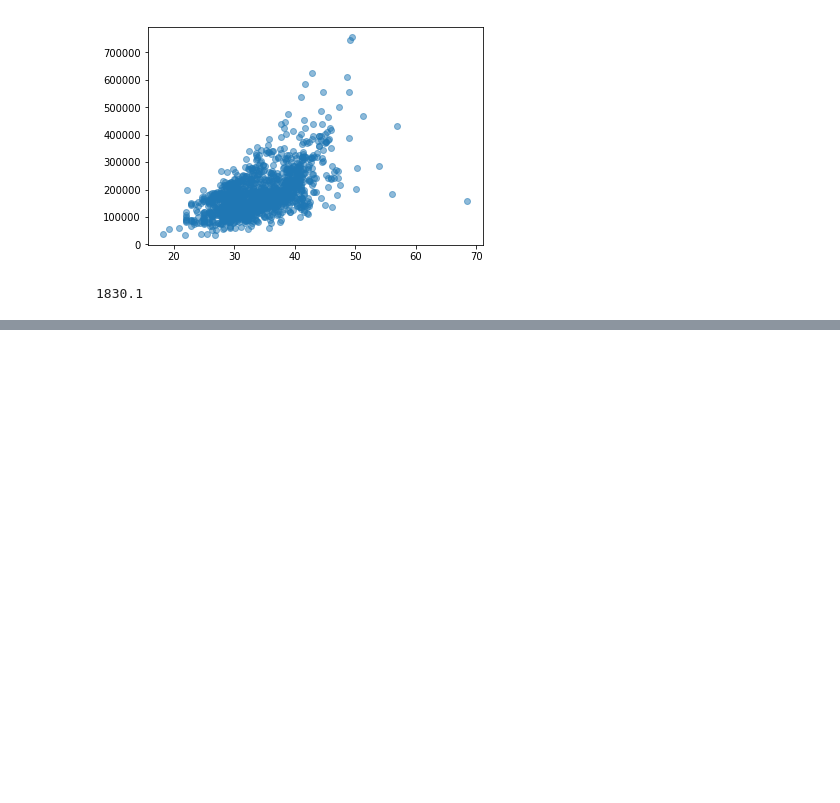
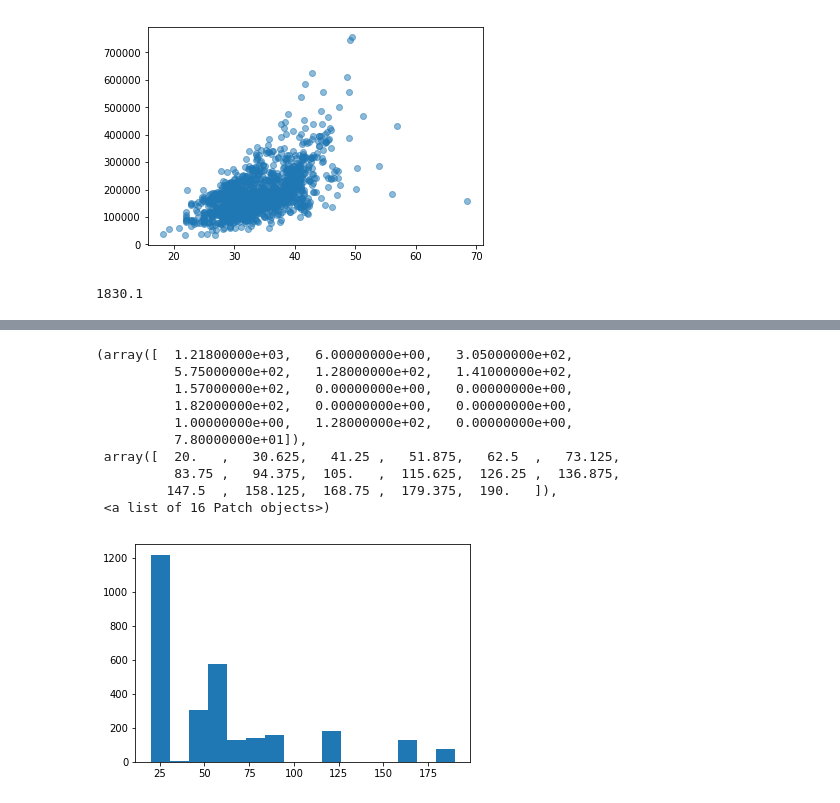
Before and after one commit to divayjindal95/DataScience, a Jupyter notebook: house-prices-advanced-regression-techniques/scripts/eda1.ipynb, the cells around one changed output, grey strips where cells are left out. Drawn from its saved outputs; the diff is of its cells as text; code cells hidden in the pictures; blank space fills up the shorter version.

```diff
--- a/house-prices-advanced-regression-techniques/scripts/eda1.ipynb
+++ b/house-prices-advanced-regression-techniques/scripts/eda1.ipynb
@@ -206,0 +310,14 @@ TypeError: unorderable types: str() >= int()
+# %%
+plt.hist(data['MSSubClass'],bins=16)
+# %% [output]
+(array([  1.21800000e+03,   6.00000000e+00,   3.05000000e+02,
+          5.75000000e+02,   1.28000000e+02,   1.41000000e+02,
+          1.57000000e+02,   0.00000000e+00,   0.00000000e+00,
+          1.82000000e+02,   0.00000000e+00,   0.00000000e+00,
+          1.00000000e+00,   1.28000000e+02,   0.00000000e+00,
+          7.80000000e+01]),
+ array([  20.   ,   30.625,   41.25 ,   51.875,   62.5  ,   73.125,
+          83.75 ,   94.375,  105.   ,  115.625,  126.25 ,  136.875,
+         147.5  ,  158.125,  168.75 ,  179.375,  190.   ]),
+ <a list of 16 Patch objects>)
+[figure, added]
```
Also changed, not shown: parts of 17 cells of this notebook.
